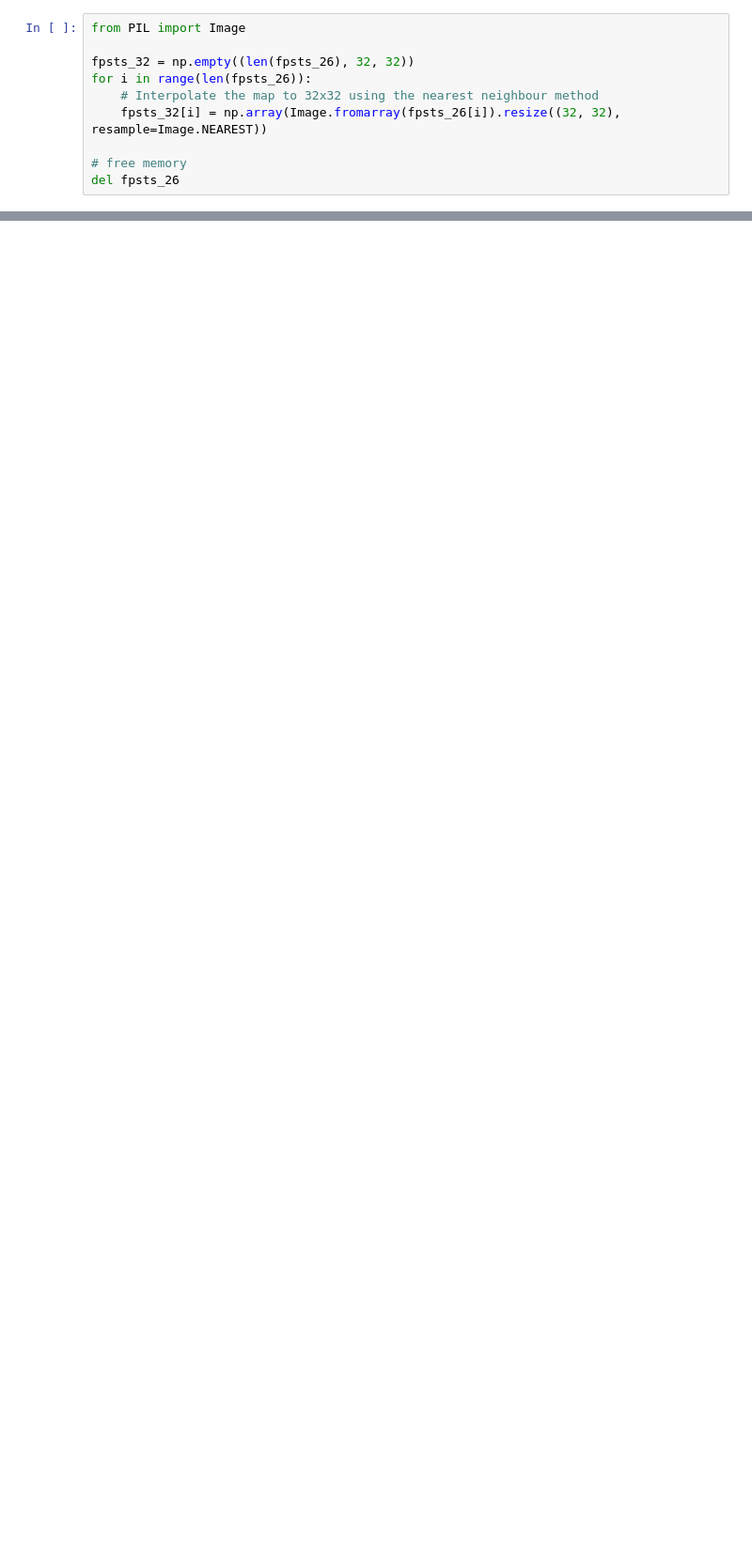
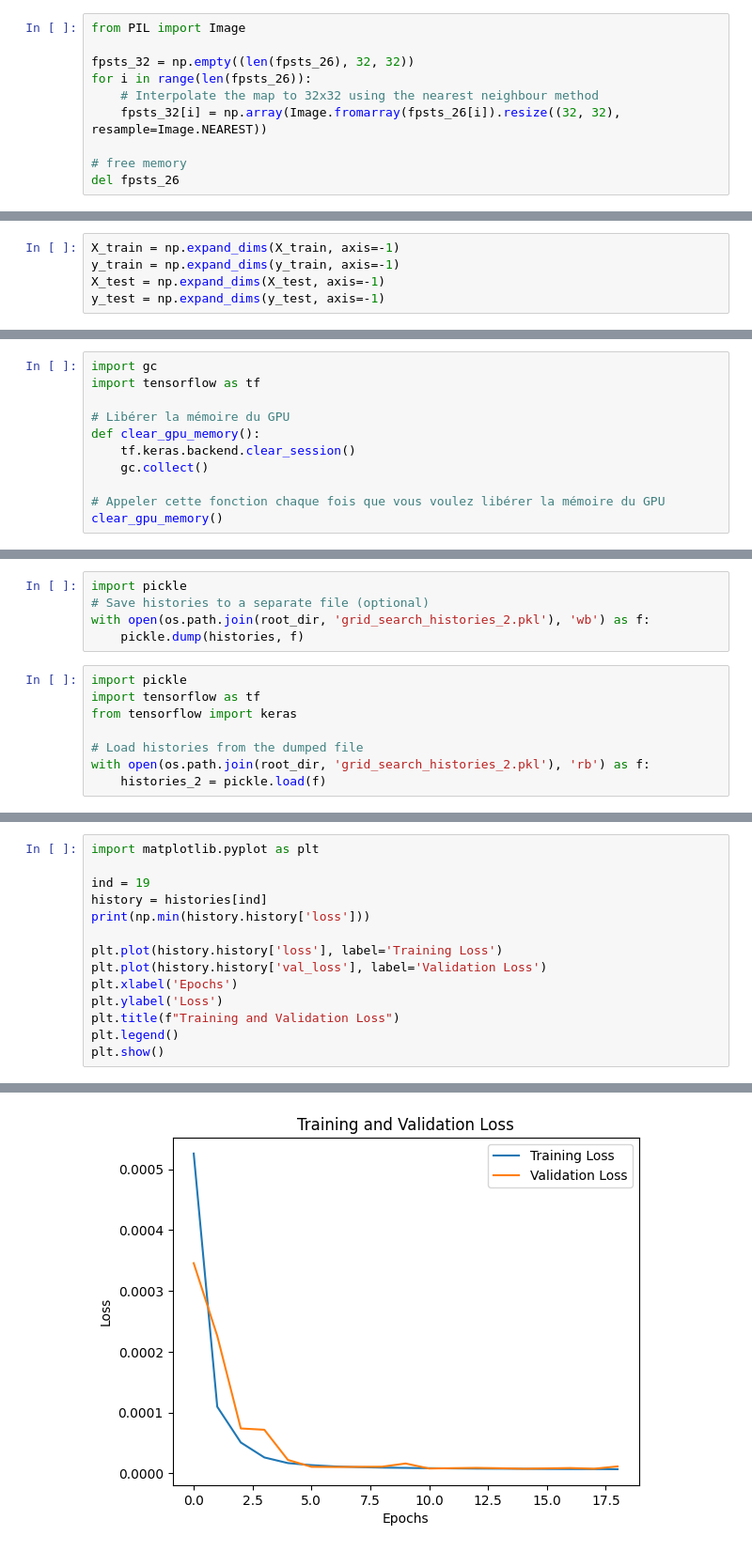
Before and after one commit to m7415/deep_learning_3MI, a Jupyter notebook: FPST.ipynb, the cells around one changed output, grey strips where cells are left out. Shown at 94% size. Cells and saved outputs as stored; diff of their text form; blank space fills up the shorter version.

```diff
--- a/FPST.ipynb
+++ b/FPST.ipynb
@@ -174,0 +90,5 @@ model.save(os.path.join(model_dir, "FPST_32_64_basic_conv.h5"))
+# %%
+X_train = np.expand_dims(X_train, axis=-1)
+y_train = np.expand_dims(y_train, axis=-1)
+X_test = np.expand_dims(X_test, axis=-1)
+y_test = np.expand_dims(y_test, axis=-1)
@@ -174,0 +160,11 @@ model.save(os.path.join(model_dir, "FPST_32_64_basic_conv.h5"))
+# %%
+import gc
+import tensorflow as tf
+
+# Libérer la mémoire du GPU
+def clear_gpu_memory():
+    tf.keras.backend.clear_session()
+    gc.collect()
+
+# Appeler cette fonction chaque fois que vous voulez libérer la mémoire du GPU
+clear_gpu_memory()
@@ -174,0 +232,13 @@ model.save(os.path.join(model_dir, "FPST_32_64_basic_conv.h5"))
+# %%
+import pickle
+# Save histories to a separate file (optional)
+with open(os.path.join(root_dir, 'grid_search_histories_2.pkl'), 'wb') as f:
+    pickle.dump(histories, f)
+# %%
+import pickle
+import tensorflow as tf
+from tensorflow import keras
+
+# Load histories from the dumped file
+with open(os.path.join(root_dir, 'grid_search_histories_2.pkl'), 'rb') as f:
+    histories_2 = pickle.load(f)
@@ -174,0 +272,15 @@ model.save(os.path.join(model_dir, "FPST_32_64_basic_conv.h5"))
+# %%
+import matplotlib.pyplot as plt
+
+ind = 19
+history = histories[ind]
+print(np.min(history.history['loss']))
+
+plt.plot(history.history['loss'], label='Training Loss')
+plt.plot(history.history['val_loss'], label='Validation Loss')
+plt.xlabel('Epochs')
+plt.ylabel('Loss')
+plt.title(f"Training and Validation Loss")
+plt.legend()
+plt.show()
+# %% [output]
@@ -174,0 +288 @@ model.save(os.path.join(model_dir, "FPST_32_64_basic_conv.h5"))
+[figure, added]
```
Also changed, not shown: parts of 37 cells of this notebook.
